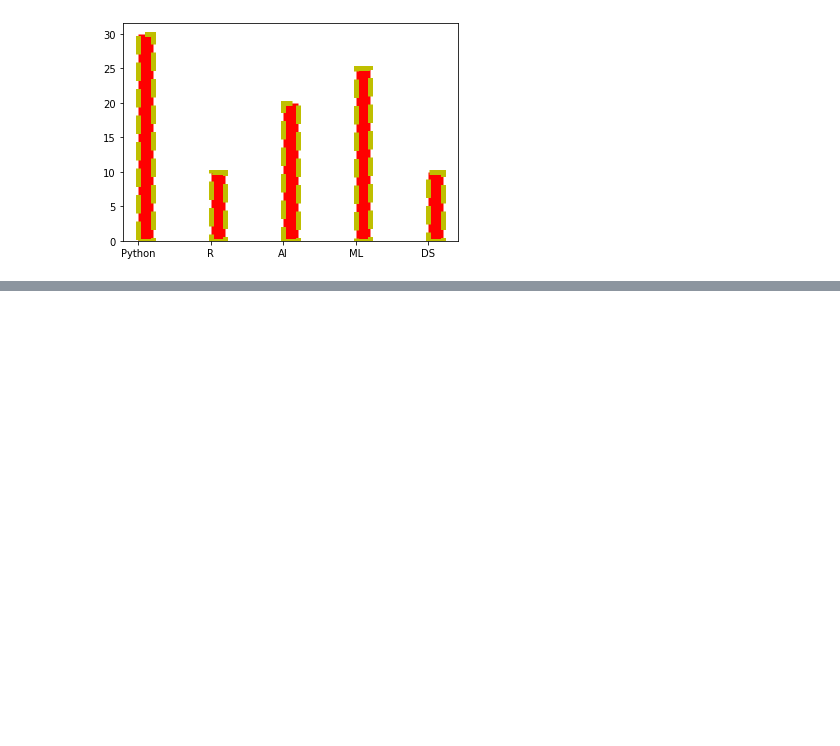
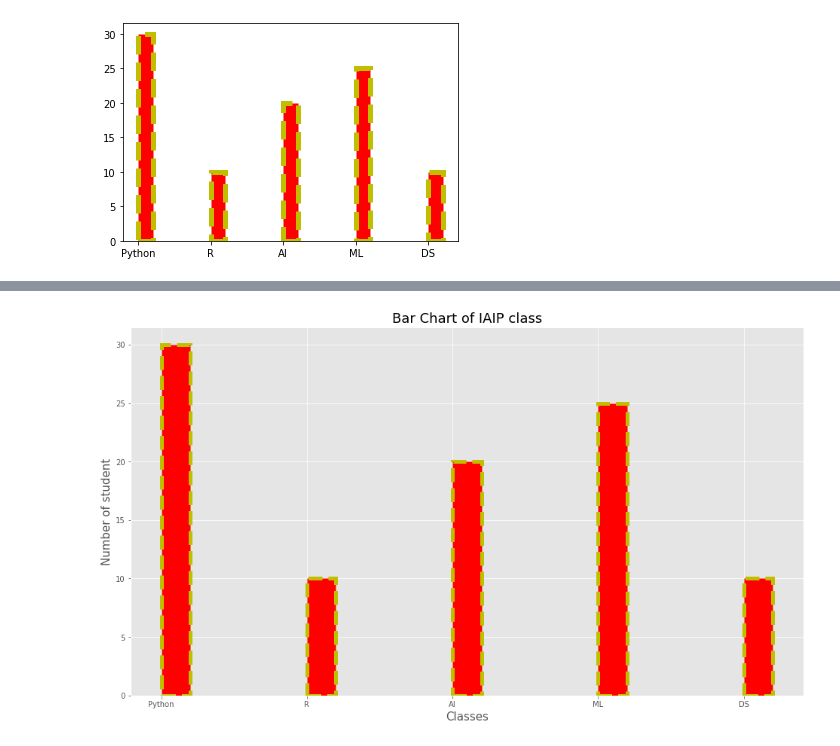
Before and after one commit to satya-ranjan/ML, a Jupyter notebook: Matplotlib/Ploting Bar Chart.ipynb, the cells around one changed output, grey strips where cells are left out. Cells and saved outputs as stored; diff of their text form; code cells hidden in the pictures; blank space fills up the shorter version.

```diff
--- a/Matplotlib/Ploting Bar Chart.ipynb
+++ b/Matplotlib/Ploting Bar Chart.ipynb
@@ -41,0 +64,11 @@ plt.bar(classes,class1_students,width=0.2,align="edge",color = "r", edgecolor =
+# %%
+plt.figure(figsize=(16,9))
+plt.bar(classes,class1_students,width=0.2,align="edge",color = "r", edgecolor = "y",
+            linewidth = 5,linestyle ="--")
+
+plt.title("Bar Chart of IAIP class",fontsize = 18)
+plt.xlabel("Classes",fontsize = 15)
+plt.ylabel("Number of student",fontsize = 15)
+plt.show()
+# %% [output]
+[figure, added]
```
Also changed, not shown: parts of 8 cells of this notebook.
